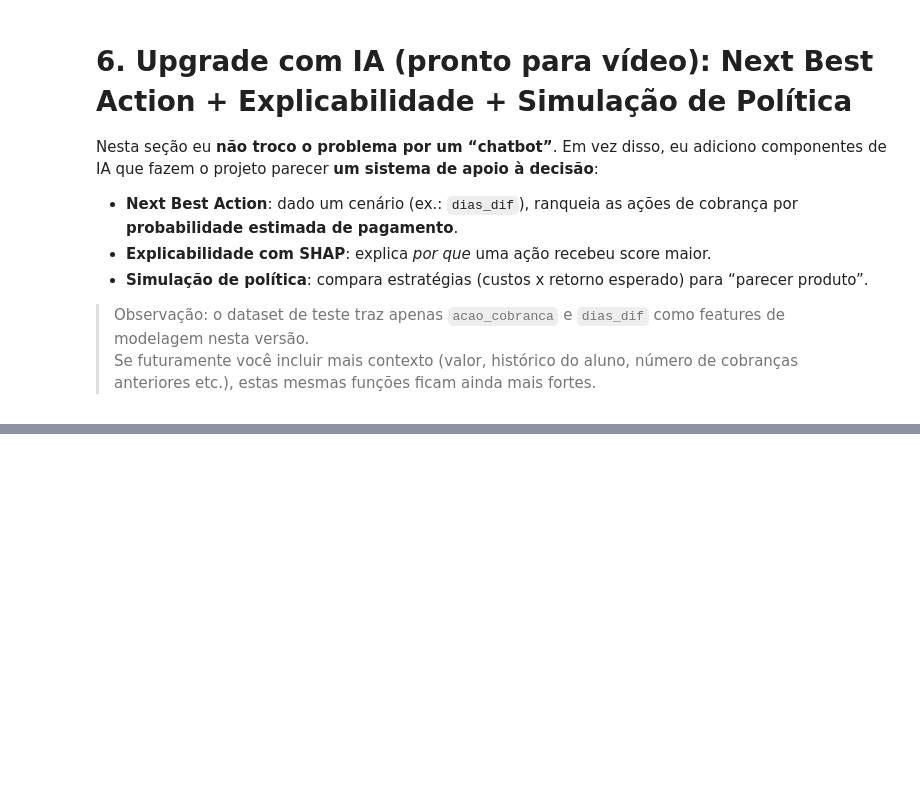
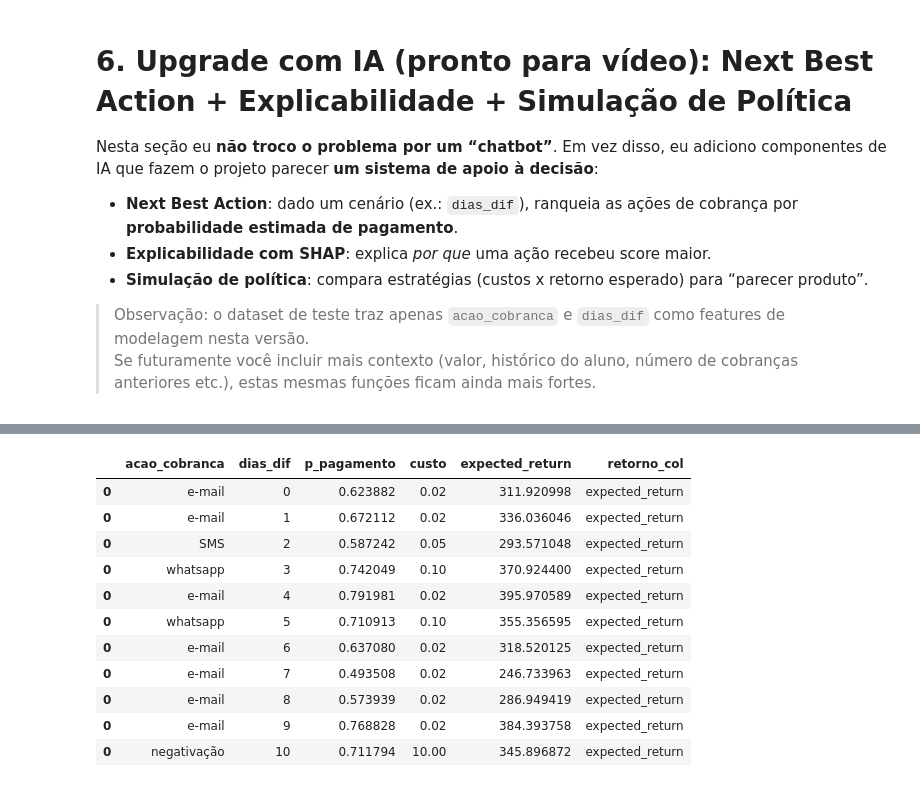
Before and after one commit to ric-rky/Predicao-de-pagamento-de-mensalidades, a Jupyter notebook: predicao_mensalidades_AI_upgrade.ipynb, the cells around one changed output, grey strips where cells are left out. Saved outputs shown, nothing was run; the diff lists cells and outputs as text; code cells hidden in the pictures; blank space fills up the shorter version.

```diff
--- a/predicao_mensalidades_AI_upgrade.ipynb
+++ b/predicao_mensalidades_AI_upgrade.ipynb
@@ -1792,14 +1821,13 @@ plt.show()
 # Lista de ações conhecidas no dataset
 acoes_disponiveis = sorted(df_ai['acao_cobranca'].unique().tolist())
 
-def recomendar_acoes(dias_dif: int, valor_mensalidade=None, custos=None, top_k: int = 5):
+def recomendar_acoes(dias_dif: int, valor_mensalidade = None, custos=None, top_k: int = 5):
     '''
     Retorna um ranking de ações por:
     - probabilidade de pagamento prevista (modelo calibrado)
     - e (opcional) retorno esperado: p * valor_mensalidade - custo_acao
     '''
     if custos is None:
-        # Custos ilustrativos (ajuste conforme realidade do negócio)
         custos = {
             'e-mail': 0.02,
             'SMS': 0.05,
@@ -1808,6 +1836,20 @@ def recomendar_acoes(dias_dif: int, valor_mensalidade=None, custos=None, top_k:
             'negativação': 10.0
         }
 
+    df_scen = pd.DataFrame({
+        'acao_cobranca': acoes_disponiveis,
+        'dias_dif': dias_dif
+    })
+
+    df_scen['p_pagamento'] = calibrated_model.predict_proba(df_scen)[:, 1]
+
+    if valor_mensalidade is not None:
+        df_scen['custo'] = df_scen['acao_cobranca'].map(custos).fillna(0.0)
+        df_scen['expected_return'] = (
+            df_scen['p_pagamento'] * valor_mensalidade - df_scen['custo']
+        )
+
+    return df_scen.sort_values('p_pagamento', ascending=False).head(top_k)
     # Monte um DF com uma linha por ação
     df_scen = pd.DataFrame({
         'acao_cobranca': acoes_disponiveis,
@@ -1824,9 +1866,6 @@ def recomendar_acoes(dias_dif: int, valor_mensalidade=None, custos=None, top_k:
 
     df_scen = df_scen.sort_values(by='p_pagamento', ascending=False).head(top_k)
     return df_scen.reset_index(drop=True)
-
-# Demonstração rápida
-recomendar_acoes(dias_dif=3, valor_mensalidade=float(df_acoes_mensalidade['valor_cobrado'].dropna().mean()))
 # %%
 # === 6.5 “Cena de vídeo”: tabela para vários dias_dif (heatmap de probabilidades) ===
 import seaborn as sns
@@ -1922,26 +1984,69 @@ print(explicar_predicao_natural(idx=0, top_n=8))
 # %%
 # === 6.8 Simulação de política (custo x retorno esperado) ===
 # Demonstração simples: para cada dias_dif, escolha a ação que maximiza retorno esperado.
 # (Você pode sofisticar isso depois: restrições, orçamentos, limites por canal, etc.)
+
+VALOR_MENSALIDADE_DEMO = 500.0  # configurable business parameter
 
 custos_demo = {
     'e-mail': 0.02,
     'SMS': 0.05,
     'whatsapp': 0.10,
     'ligação telefônica': 1.50,
     'negativação': 10.0
 }
 
-valor_medio = float(df_acoes_mensalidade['valor_cobrado'].dropna().mean())
+VALOR_MENSALIDADE_DEMO = 500.0
 
-def melhor_acao_por_retorno(dias_dif: int):
-    df_rank = recomendar_acoes(dias_dif=dias_dif, valor_mensalidade=valor_medio, custos=custos_demo, top_k=len(acoes_disponiveis))
-    df_rank = df_rank.sort_values('retorno_esperado', ascending=False).reset_index(drop=True)
-    return df_rank.iloc[0]
+custos_demo = {
+    'e-mail': 0.02,
+    'SMS': 0.05,
+    'whatsapp': 0.10,
+    'ligação telefônica': 1.50,
+    'negativação': 10.0
+}
 
-pol = pd.DataFrame([melhor_acao_por_retorno(d) for d in range(0, 11)])
-pol.insert(0, 'dias_dif', list(range(0,11)))
+def melhor_acao_por_retorno(dias_dif: int, valor_mensalidade: float):
+    df_rank = recomendar_acoes(
+        dias_dif=dias_dif,
+        valor_mensalidade=valor_mensalidade,
+        custos=custos_demo,
+        top_k=len(acoes_disponiveis)
+    )
+
+    # Detect which expected-return column exists
+    if 'retorno_esperado' in df_rank.columns:
+        col_ret = 'retorno_esperado'
+    elif 'expected_return' in df_rank.columns:
+        col_ret = 'expected_return'
+    else:
+        raise ValueError(
+            "Expected return column not found. "
+            "Make sure recomendar_acoes() is called with valor_mensalidade != None "
+            "and that it creates 'retorno_esperado' (or 'expected_return'). "
+            f"Columns found: {list(df_rank.columns)}"
+        )
+
+    df_rank = df_rank.sort_values(col_ret, ascending=False).reset_index(drop=True)
+    best = df_rank.iloc[0].copy()
+    best['retorno_col'] = col_ret  # just to show which column was used
+    return best
+
+pol = pd.DataFrame([melhor_acao_por_retorno(d, VALOR_MENSALIDADE_DEMO) for d in range(0, 11)])
 pol
+# %% [output]
+|  | acao_cobranca | dias_dif | p_pagamento | custo | expected_return | retorno_col |
+| 0 | e-mail | 0 | 0.623882 | 0.02 | 311.920998 | expected_return |
+| 0 | e-mail | 1 | 0.672112 | 0.02 | 336.036046 | expected_return |
+| 0 | SMS | 2 | 0.587242 | 0.05 | 293.571048 | expected_return |
+| 0 | whatsapp | 3 | 0.742049 | 0.10 | 370.924400 | expected_return |
+| 0 | e-mail | 4 | 0.791981 | 0.02 | 395.970589 | expected_return |
+| 0 | whatsapp | 5 | 0.710913 | 0.10 | 355.356595 | expected_return |
+| 0 | e-mail | 6 | 0.637080 | 0.02 | 318.520125 | expected_return |
+| 0 | e-mail | 7 | 0.493508 | 0.02 | 246.733963 | expected_return |
+| 0 | e-mail | 8 | 0.573939 | 0.02 | 286.949419 | expected_return |
+| 0 | e-mail | 9 | 0.768828 | 0.02 | 384.393758 | expected_return |
+| 0 | negativação | 10 | 0.711794 | 10.00 | 345.896872 | expected_return |
 # %%
 # Visualização rápida da política escolhida
 plt.figure(figsize=(10, 3))
```
Also changed, not shown: parts of 12 cells of this notebook.
